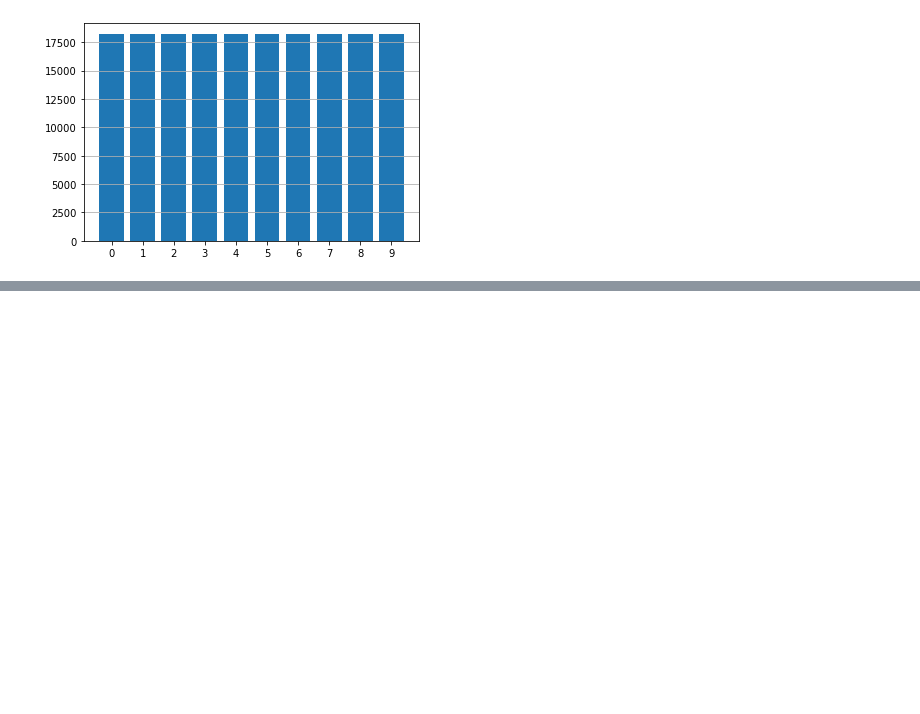
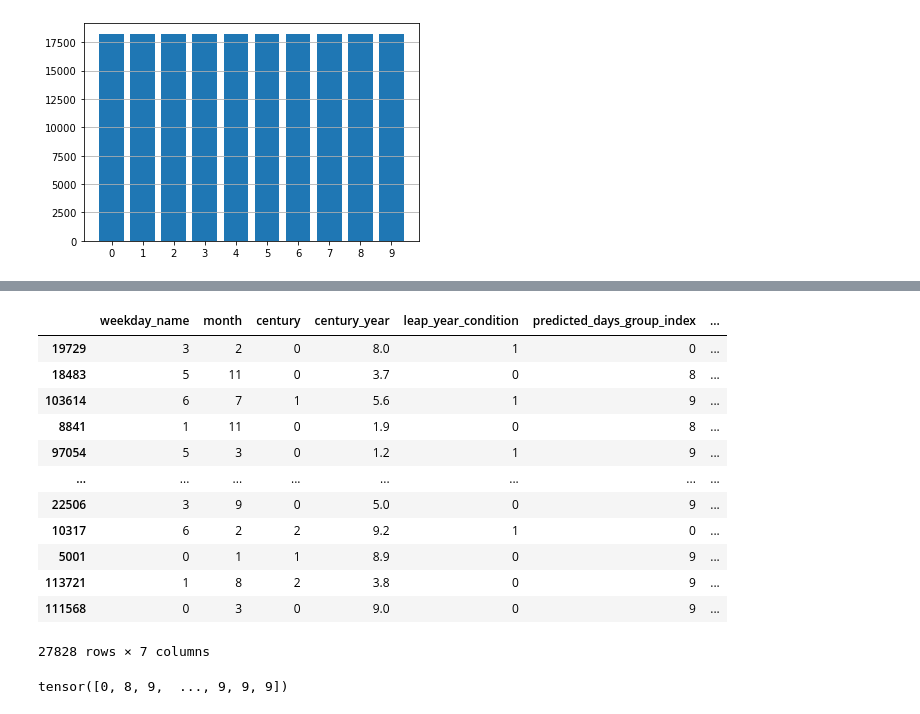
Before and after one commit to salama4ai/Proteinea, a Jupyter notebook: model/training_days.ipynb, the cells around one changed output, grey strips where cells are left out. Drawn from its saved outputs; the diff is of its cells as text; code cells hidden in the pictures; blank space fills up the shorter version.

```diff
--- a/model/training_days.ipynb
+++ b/model/training_days.ipynb
@@ -329,8 +370,22 @@ plt.show()
 # %%
 d_test = xtest_day
 dt = d_test.copy(deep=True)
 d_test = torch.tensor(d_test.values.astype(np.float32))
 preds = model(d_test.to(device=device)).argmax(dim=1).cpu()
 dt["predicted_days_group_index"] = preds
-dt["out"] = ytest_day
+dt["correct_output"] = ytest_day
 dt
+# %% [output]
+|  | weekday_name | month | century | century_year | leap_year_condition | predicted_days_group_index | ... |
+| 19729 | 3 | 2 | 0 | 8.0 | 1 | 0 | ... |
+| 18483 | 5 | 11 | 0 | 3.7 | 0 | 8 | ... |
+| 103614 | 6 | 7 | 1 | 5.6 | 1 | 9 | ... |
+| 8841 | 1 | 11 | 0 | 1.9 | 0 | 8 | ... |
+| 97054 | 5 | 3 | 0 | 1.2 | 1 | 9 | ... |
+| ... | ... | ... | ... | ... | ... | ... | ... |
+| 22506 | 3 | 9 | 0 | 5.0 | 0 | 9 | ... |
+| 10317 | 6 | 2 | 2 | 9.2 | 1 | 0 | ... |
+| 5001 | 0 | 1 | 1 | 8.9 | 0 | 9 | ... |
+| 113721 | 1 | 8 | 2 | 3.8 | 0 | 9 | ... |
+| 111568 | 0 | 3 | 0 | 9.0 | 0 | 9 | ... |
+27828 rows × 7 columns
@@ -339,6 +392,9 @@ dt["predicted_days_group_index"].unique()
 # %%
-days_tensor = torch.tensor(d_test[["weekday_name", "month", "output_year", "leap_year_condition"]].values.astype(np.float32))
-preds = model(days_tensor.to(device=device))
+days_tensor = torch.tensor((xtest_day[["weekday_name", "month", "century", "century_year", "leap_year_condition"]].values.astype(np.float32)))
+preds = model(days_tensor.to(device=device)).argmax(dim=1).cpu()
+preds
+# %% [output]
+tensor([0, 8, 9,  ..., 9, 9, 9])
 # %%
 torch.save(model, "../data/day_model_saved")
 model = torch.load("../data/day_model_saved")
```
Also changed, not shown: parts of 12 cells of this notebook, 2 other files.
